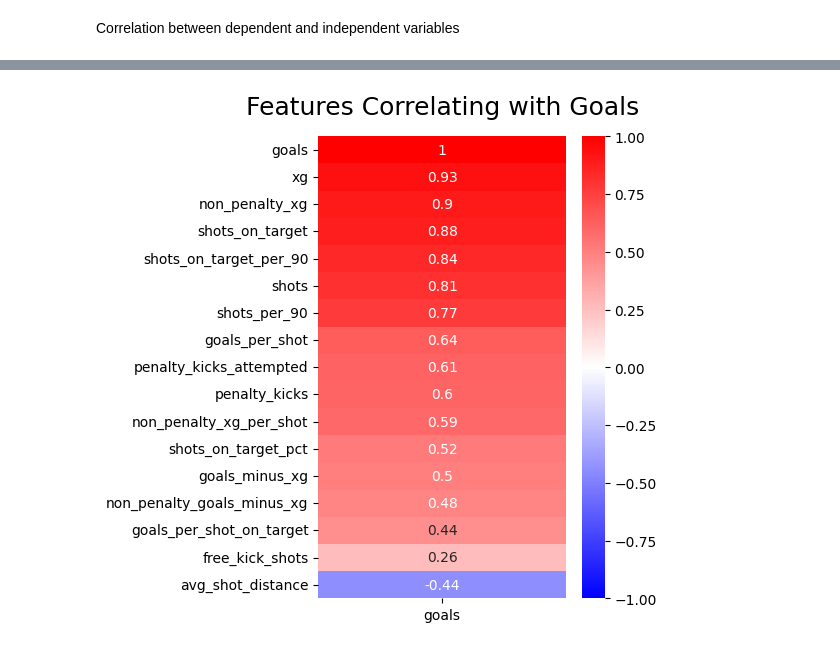
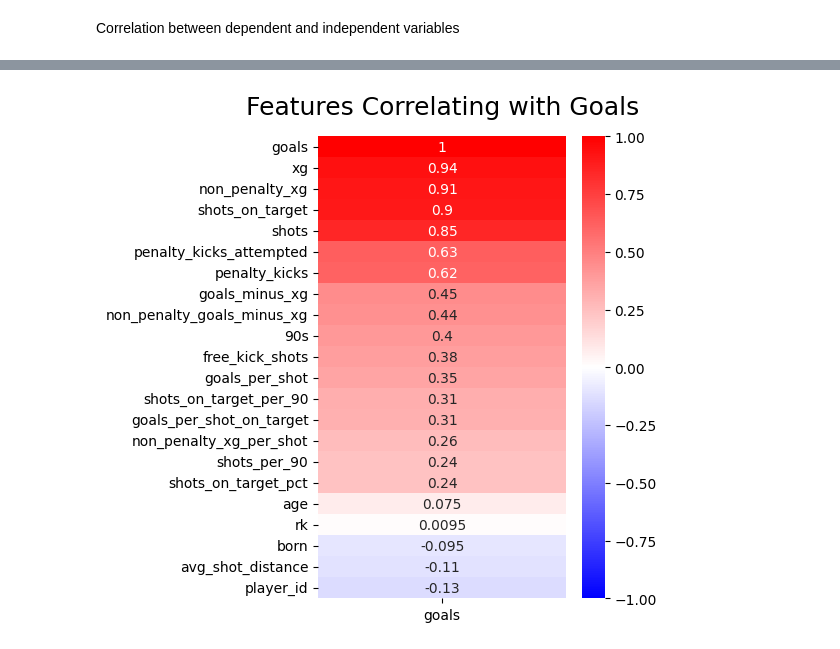
Before and after one commit to chonalchendo/fpl_analysis, a Jupyter notebook: exploration/explore/notebooks/fbref/stats/shooting.ipynb, the cells around one changed output, grey strips where cells are left out. Saved outputs shown, nothing was run; the diff lists cells and outputs as text; code cells hidden in the pictures.

Commit message:
Changed data to be loaded into each exploratory notebook to the processed data. Deleted the src/preprocess directory as that has been moved to the feature-processing part of the project.

```diff
--- a/exploration/explore/notebooks/fbref/stats/shooting.ipynb
+++ b/exploration/explore/notebooks/fbref/stats/shooting.ipynb
@@ -22,5 +22,5 @@ warnings.filterwarnings("ignore")
 # %%
 pd.set_option("display.max_columns", None)
 # %%
-df = gcp.read_df_from_bucket(bucket_name="fbref_db", blob_name="shooting.csv")
+df = gcp.read_df_from_bucket(bucket_name="processed_fbref_db", blob_name="processed_shooting.csv")
 # %% [output]
@@ -58,3 +57,0 @@ describe_data(df)
-# %%
-df = Cleaning(df).pipeline()
-df.head()
@@ -195,18 +167,0 @@ TypeError: Plots.correlation_matrix() missing 1 required positional argument: 's
-# %%
-def correlation_martix(df: pd.DataFrame) -> None:
-    plt.figure(figsize=(16, 6))
-    mask = np.triu(np.ones_like(df.corr(numeric_only=True), dtype=bool))
-    heatmap = sns.heatmap(
-        df.corr(numeric_only=True),
-        mask=mask,
-        vmin=-1,
-        vmax=1,
-        annot=True,
-        cmap="bwr",
-    )
-    heatmap.set_title("Correlation Heatmap", fontdict={"fontsize": 18}, pad=16)
-    plt.show()
-
-
-df = dff[y_vars + ["goals"]]
-correlation_martix(df)
@@ -217,19 +205,19 @@ Correlation between dependent and independent variables
 # %%
 def dependent_correlations(df: pd.DataFrame, dependent_var: str) -> None:
 
     plt.figure(figsize=(4, 6))
     heatmap = sns.heatmap(
-        df.corr()[[dependent_var]].sort_values(by=dependent_var, ascending=False),
+        df.corr(numeric_only=True)[[dependent_var]].sort_values(by=dependent_var, ascending=False),
         vmin=-1,
         vmax=1,
         annot=True,
         cmap="bwr",
     )
     heatmap.set_title(
         f"Features Correlating with {dependent_var.capitalize()}", fontdict={"fontsize": 18}, pad=16
     )
     plt.show()
 
 dependent_correlations(df, "goals")
 # %% [output]
-[figure, old version]
+[figure, new version]
```
Also changed, not shown: parts of 11 cells of this notebook, 20 other files.
